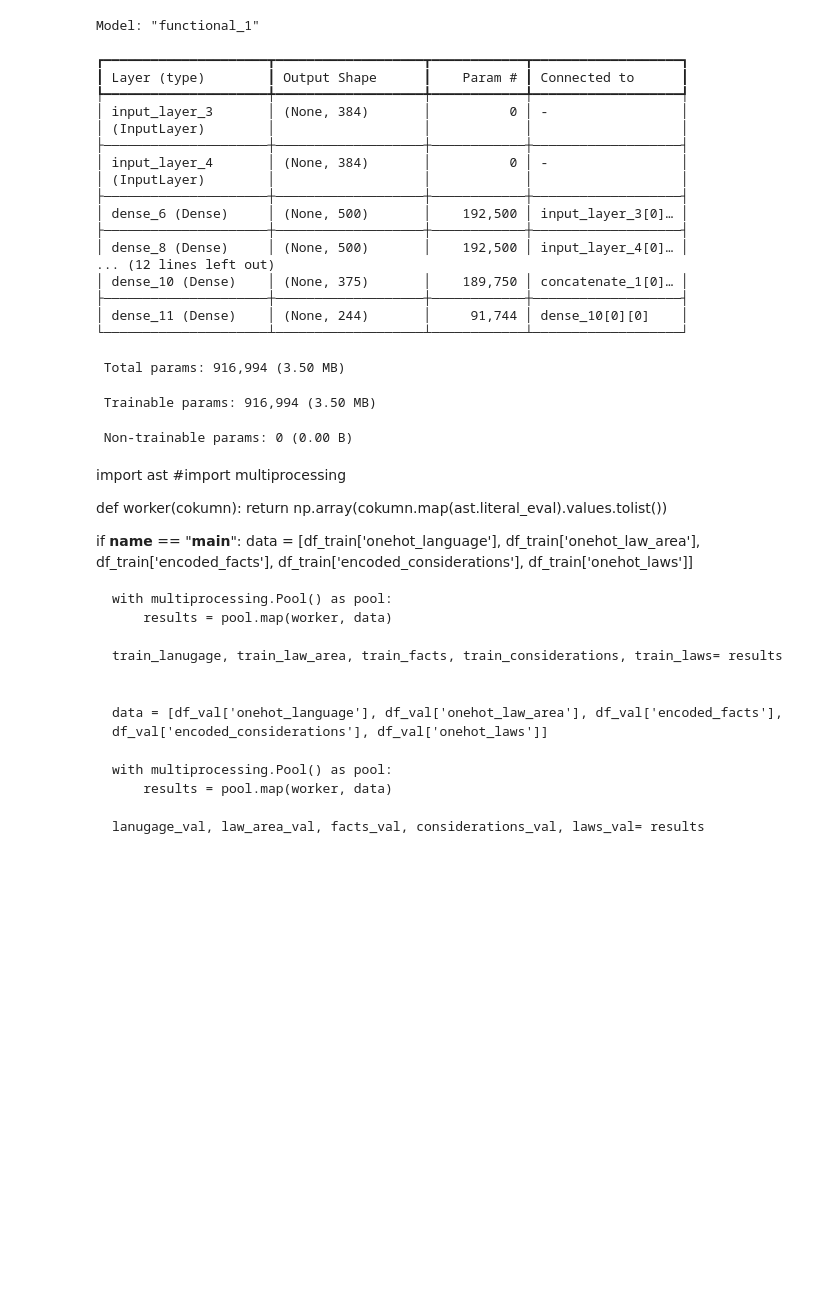
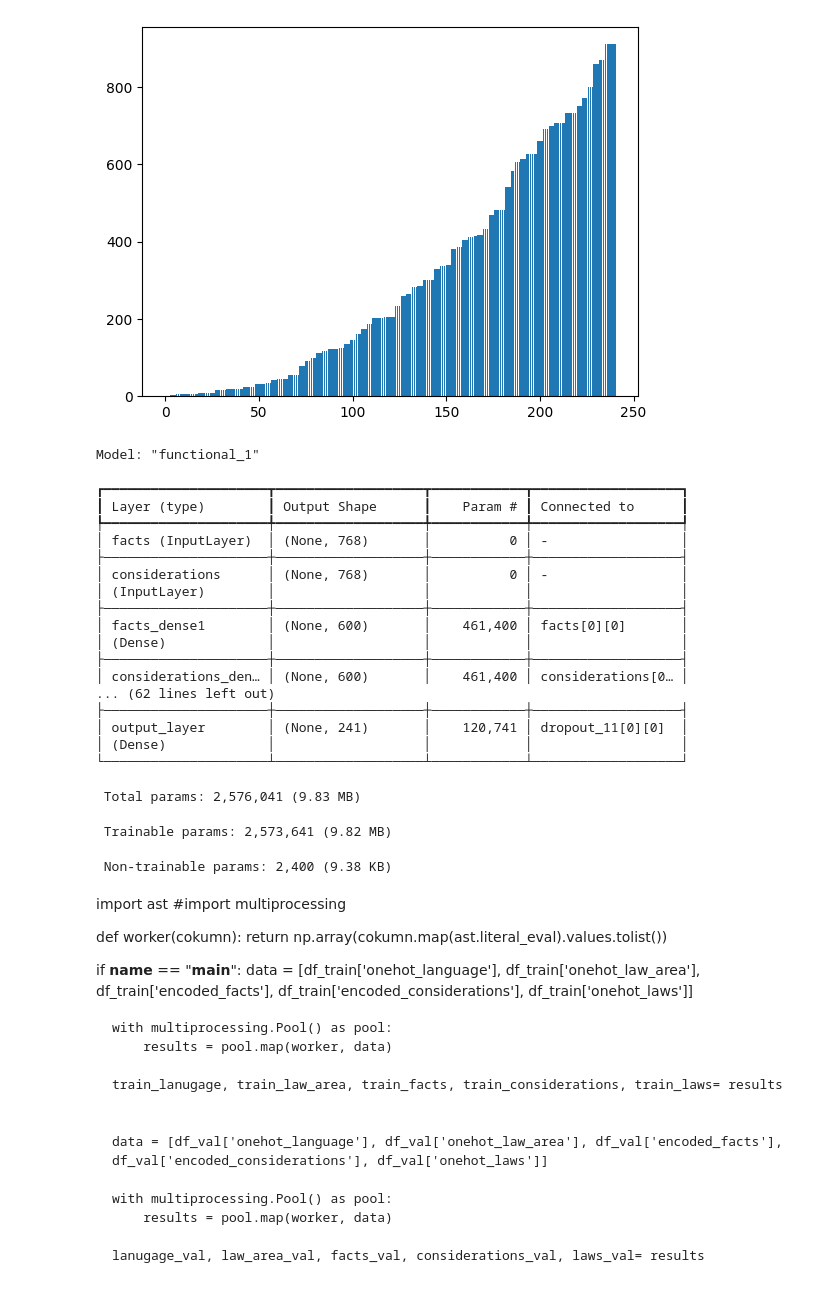
Before and after one commit to sudharshanr-git/Laws-prediction--DNN, a Jupyter notebook: initial dnn.ipynb, the cells around one changed output. Drawn from its saved outputs; the diff is of its cells as text; code cells hidden in the pictures; blank space fills up the shorter version.

Commit message:
Improved models

```diff
--- a/initial dnn.ipynb
+++ b/initial dnn.ipynb
@@ -6,0 +126,7 @@ tf.config.threading.set_inter_op_parallelism_threads(12)
+# %%
+import matplotlib.pyplot as plt
+
+plt.bar(range(241), class_weights.tolist())
+plt.show()
+# %% [output]
+[figure, added]
@@ -27,24 +207,44 @@ def avg_precision(actual, pred):
 # %%
 ep=500
-bs=1024
+bs=512
 
-input_3 = Input(shape=(5,), name='law_area')
-input_1 = Input(shape=(384,), name='facts')
-input_2 = Input(shape=(384,), name='considerations')
+reg = l2(0.08)
 
-b1 = Dense(500, activation='relu', name='facts_dense1')(input_1)
-b1 = Dense(250, activation='relu', name='facts_dense2')(b1)
+input_1 = Input(shape=(5,), name='law_area')
+input_2 = Input(shape=(3,), name='language')
+input_3 = Input(shape=(768,), name='facts')
+input_4 = Input(shape=(768,), name='considerations')
 
-b2 = Dense(500, activation='relu', name='considerations_dense1')(input_2)
-b2 = Dense(250, activation='relu', name='considerations_dense2')(b2)
+b1 = Dense(600, kernel_regularizer=reg, name='facts_dense1')(input_3)
+b1 = LeakyReLU(alpha=0.1)(b1)
+b1 = Dropout(0.3)(b1)
+b1 = Dense(450, kernel_regularizer=reg, name='facts_dense2')(b1)
+b1 = LeakyReLU(alpha=0.1)(b1)
+b1 = Dropout(0.3)(b1)
 
-merged = Concatenate()([input_3, b1, b2])
+b2 = Dense(600, kernel_regularizer=reg, name='considerations_dense1')(input_4)
+b2 = LeakyReLU(alpha=0.1)(b2)
+b2 = Dropout(0.3)(b2)
+b2 = Dense(450, kernel_regularizer=reg, name='considerations_dense2')(b2)
+b2 = LeakyReLU(alpha=0.1)(b2)
+b2 = Dropout(0.3)(b2)
 
-output = Dense(250, activation='relu', name='concatenate_dense1')(merged)
-output = Dense(244, activation='sigmoid', name='output_layer')(output)
+merged = Concatenate()([input_1, input_2, b1, b2])
 
-model = tf.keras.Model(inputs=[input_3,input_1,input_2], outputs=output)
-model.compile(loss='binary_crossentropy', optimizer='adam', metrics=[avg_recall, avg_precision])
+output = Dense(700, kernel_regularizer=reg, name='concatenate_dense1')(merged)
+output = BatchNormalization()(output)
+output = Activation('relu')(output)
+output = Dropout(0.3)(output)
+
+output = Dense(500, kernel_regularizer=reg, name='concatenate_dense2')(output)
+output = BatchNormalization()(output)
+output = Activation('relu')(output)
+output = Dropout(0.3)(output)
+
+output = Dense(241, activation='sigmoid', name='output_layer')(output)
+
+model = tf.keras.Model(inputs=[input_1, input_2, input_3, input_4], outputs=output)        #change this accordingly
+model.compile(loss=weighted_bce, optimizer='adam', metrics=[avg_recall, avg_precision, wei_recall, wei_precision])
 
 model.summary()
 # %% [output]
@@ -52,20 +252,20 @@ Model: "functional_1"
 ┏━━━━━━━━━━━━━━━━━━━━━┳━━━━━━━━━━━━━━━━━━━┳━━━━━━━━━━━━┳━━━━━━━━━━━━━━━━━━━┓
 ┃ Layer (type)        ┃ Output Shape      ┃    Param # ┃ Connected to      ┃
 ┡━━━━━━━━━━━━━━━━━━━━━╇━━━━━━━━━━━━━━━━━━━╇━━━━━━━━━━━━╇━━━━━━━━━━━━━━━━━━━┩
-│ input_layer_3       │ (None, 384)       │          0 │ -                 │
+│ facts (InputLayer)  │ (None, 768)       │          0 │ -                 │
+├─────────────────────┼───────────────────┼────────────┼───────────────────┤
+│ considerations      │ (None, 768)       │          0 │ -                 │
 │ (InputLayer)        │                   │            │                   │
 ├─────────────────────┼───────────────────┼────────────┼───────────────────┤
-│ input_layer_4       │ (None, 384)       │          0 │ -                 │
-│ (InputLayer)        │                   │            │                   │
+│ facts_dense1        │ (None, 600)       │    461,400 │ facts[0][0]       │
+│ (Dense)             │                   │            │                   │
 ├─────────────────────┼───────────────────┼────────────┼───────────────────┤
-│ dense_6 (Dense)     │ (None, 500)       │    192,500 │ input_layer_3[0]… │
+│ considerations_den… │ (None, 600)       │    461,400 │ considerations[0… │
+... (62 lines left out)
 ├─────────────────────┼───────────────────┼────────────┼───────────────────┤
-│ dense_8 (Dense)     │ (None, 500)       │    192,500 │ input_layer_4[0]… │
-... (12 lines left out)
-│ dense_10 (Dense)    │ (None, 375)       │    189,750 │ concatenate_1[0]… │
-├─────────────────────┼───────────────────┼────────────┼───────────────────┤
-│ dense_11 (Dense)    │ (None, 244)       │     91,744 │ dense_10[0][0]    │
+│ output_layer        │ (None, 241)       │    120,741 │ dropout_11[0][0]  │
+│ (Dense)             │                   │            │                   │
 └─────────────────────┴───────────────────┴────────────┴───────────────────┘
- Total params: 916,994 (3.50 MB)
+ Total params: 2,576,041 (9.83 MB)
- Trainable params: 916,994 (3.50 MB)
+ Trainable params: 2,573,641 (9.82 MB)
- Non-trainable params: 0 (0.00 B)
+ Non-trainable params: 2,400 (9.38 KB)
```
Also changed, not shown: parts of 17 cells of this notebook, 9 other files.
